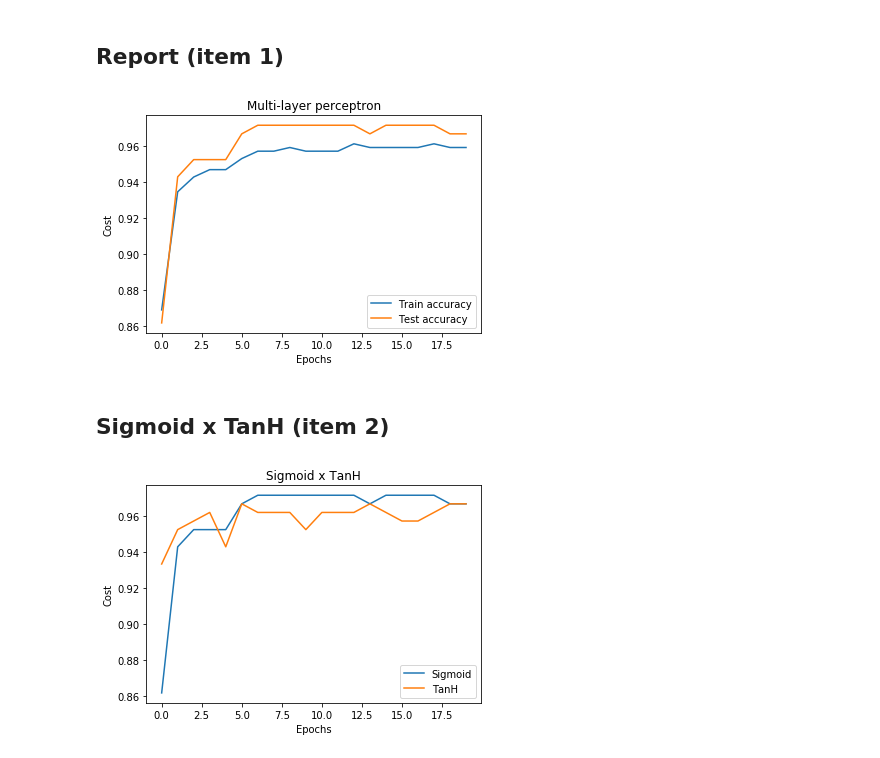
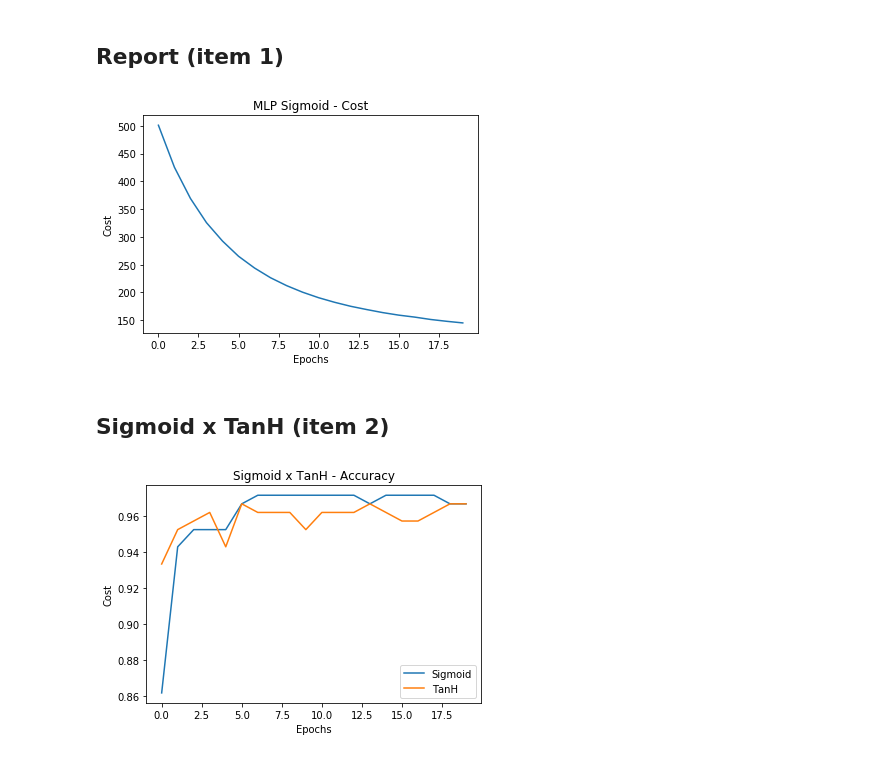
Before and after one commit to torres07/topicos-3, a Jupyter notebook: listas/lista-2/lista-2.ipynb, the cells around one changed output. Cells and saved outputs as stored; diff of their text form; code cells hidden in the pictures.

```diff
--- a/listas/lista-2/lista-2.ipynb
+++ b/listas/lista-2/lista-2.ipynb
@@ -182,22 +182,20 @@ class MLP(object):
 # %%
 mlp = MLP(n_hidden=100,
           l2=0.01,
           epochs=20,
           lr=0.001,
           shuffle=True,
           seed=7)
 
 mlp.fit(X_train, y_train, X_test, y_test)
 
-plt.plot(range(mlp.epochs), mlp.eval_['train_acc'], label='Train accuracy')
-plt.plot(range(mlp.epochs), mlp.eval_['test_acc'], label='Test accuracy')
+plt.plot(range(mlp.epochs), mlp.eval_['cost'])
 plt.ylabel('Cost')
 plt.xlabel('Epochs')
-plt.title('Multi-layer perceptron')
-plt.legend()
+plt.title('MLP Sigmoid - Cost')
 plt.show()
 # %% [output]
-[figure, old version]
+[figure, new version]
 # %% [markdown]
 ## Sigmoid x TanH (item 2)
 # %%
@@ -215,8 +213,8 @@ plt.plot(range(mlp.epochs), mlp.eval_['test_acc'], label='Sigmoid')
 plt.plot(range(mlp_tanh.epochs), mlp_tanh.eval_['test_acc'], label='TanH')
 plt.ylabel('Cost')
 plt.xlabel('Epochs')
-plt.title('Sigmoid x TanH')
+plt.title('Sigmoid x TanH - Accuracy')
 plt.legend()
 plt.show()
 # %% [output]
-[figure, old version]
+[figure, new version]
```
Also changed, not shown: parts of 4 cells of this notebook.
